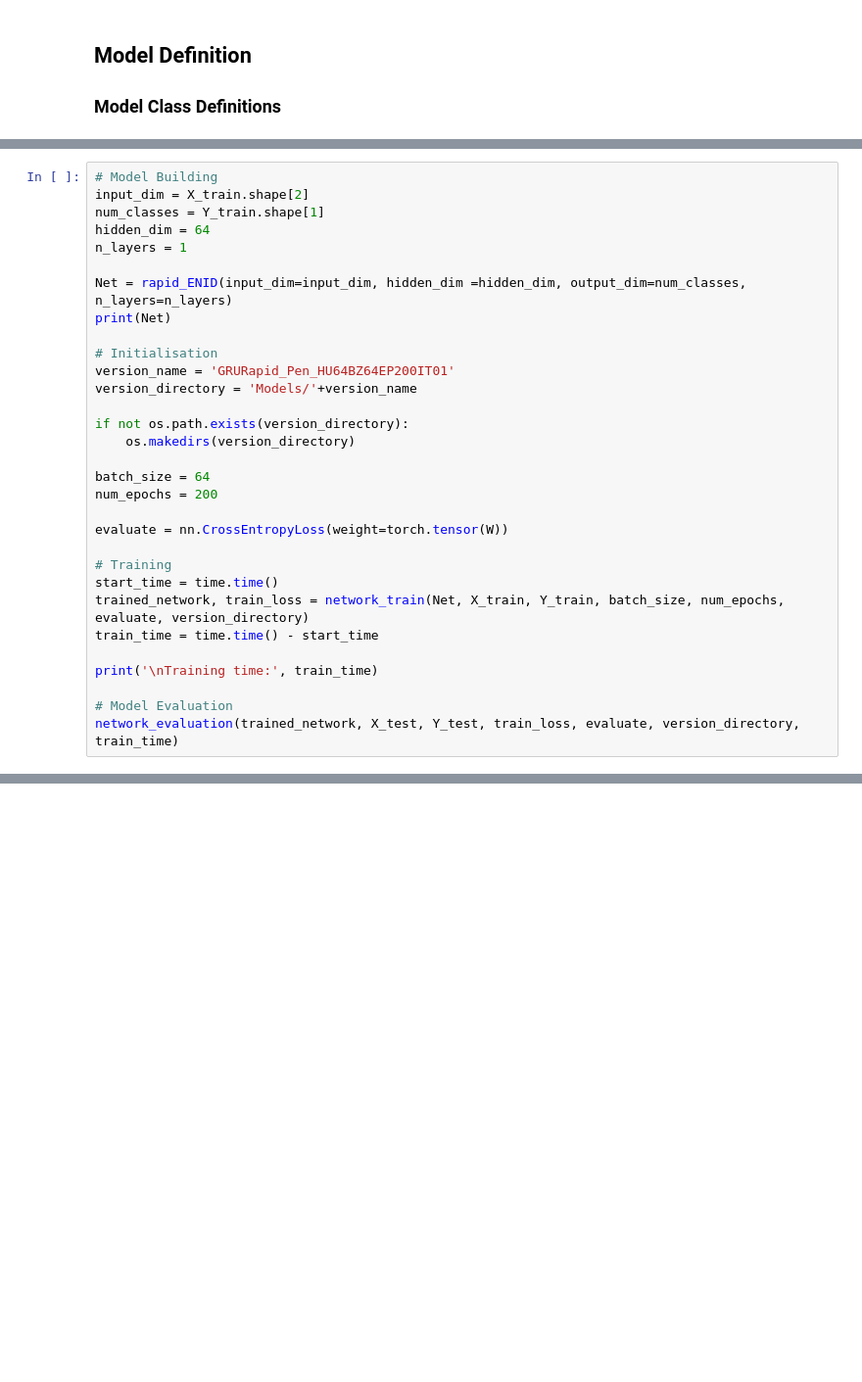
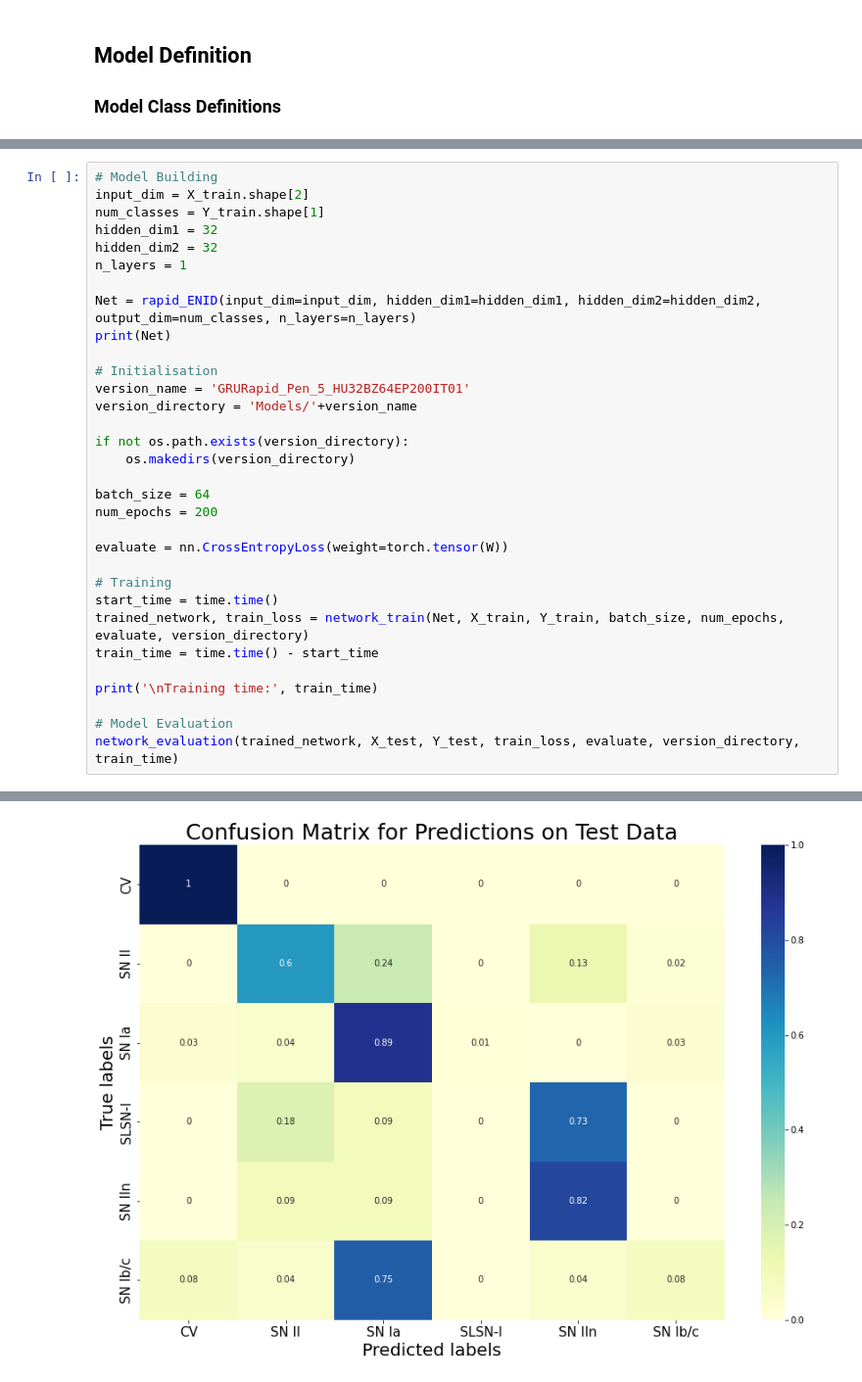
Before and after one commit to nalatraz/stENID, a Jupyter notebook: Notebooks/Classification.ipynb, the cells around one changed output, grey strips where cells are left out. Shown at 98% size. Drawn from its saved outputs; the diff is of its cells as text; blank space fills up the shorter version.

```diff
--- a/Notebooks/Classification.ipynb
+++ b/Notebooks/Classification.ipynb
@@ -474,14 +476,15 @@ network_evaluation(trained_network, X_test, Y_test, train_loss, evaluate, versio
 # Model Building
 input_dim = X_train.shape[2]
 num_classes = Y_train.shape[1]
-hidden_dim = 64
+hidden_dim1 = 32
+hidden_dim2 = 32
 n_layers = 1
 
-Net = rapid_ENID(input_dim=input_dim, hidden_dim =hidden_dim, output_dim=num_classes, n_layers=n_layers)
+Net = rapid_ENID(input_dim=input_dim, hidden_dim1=hidden_dim1, hidden_dim2=hidden_dim2, output_dim=num_classes, n_layers=n_layers)
 print(Net)
 
 # Initialisation
-version_name = 'GRURapid_Pen_HU64BZ64EP200IT01'
+version_name = 'GRURapid_Pen_5_HU32BZ64EP200IT01'
 version_directory = 'Models/'+version_name
 
 if not os.path.exists(version_directory):
@@ -501,3 +504,4 @@ print('\nTraining time:', train_time)
 
 # Model Evaluation
 network_evaluation(trained_network, X_test, Y_test, train_loss, evaluate, version_directory, train_time)
+# %% [output]
@@ -503,0 +525 @@ network_evaluation(trained_network, X_test, Y_test, train_loss, evaluate, versio
+[figure, added]
```
Also changed, not shown: parts of 43 cells of this notebook, 1 other file.
